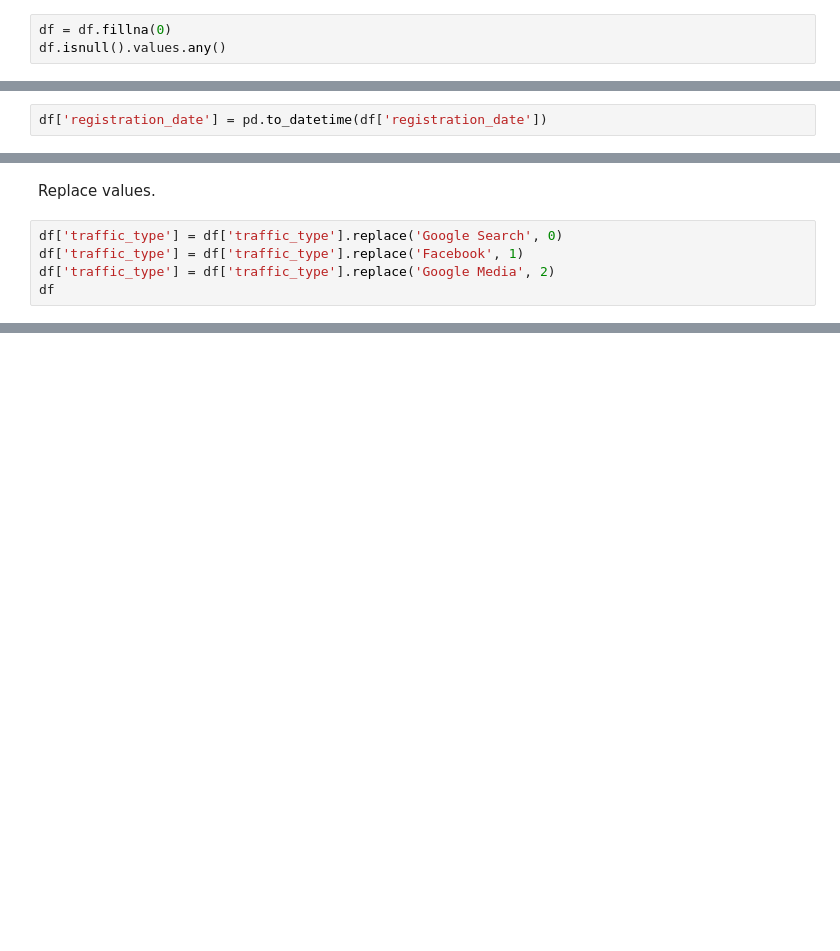
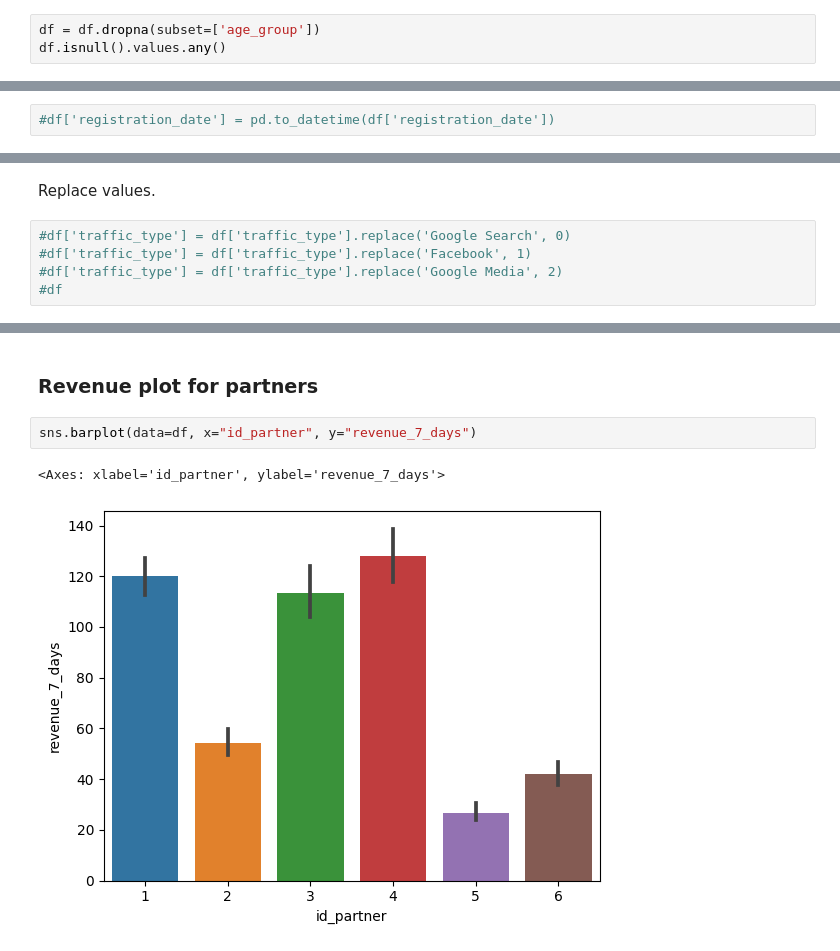
Before and after one commit to nastyabekesheva/Case, a Jupyter notebook: GenesisCase.ipynb, the cells around one changed output, grey strips where cells are left out. Saved outputs shown, nothing was run; the diff lists cells and outputs as text; blank space fills up the shorter version.

```diff
--- a/GenesisCase.ipynb
+++ b/GenesisCase.ipynb
@@ -82,5 +87,5 @@ Since age_group is basicly a numeric type (not exactly, but its a range of numer
 # %%
-df = df.fillna(0)
+df = df.dropna(subset=['age_group'])
 df.isnull().values.any()
 # %% [output]
 False
@@ -89,7 +116,7 @@ False
 # %% [markdown]
 ### Dates
 # %%
-df['registration_date'] = pd.to_datetime(df['registration_date'])
+#df['registration_date'] = pd.to_datetime(df['registration_date'])
 # %% [markdown]
 ### traffic_type transformation
 Since we know that there are only 3 values for this column we can safely change its value to some numeric key.
@@ -101,7 +128,7 @@ array(['Google Search', 'Facebook', 'Google Media'], dtype=object)
 # %% [markdown]
 Replace values.
 # %%
-df['traffic_type'] = df['traffic_type'].replace('Google Search', 0)
-df['traffic_type'] = df['traffic_type'].replace('Facebook', 1)
-df['traffic_type'] = df['traffic_type'].replace('Google Media', 2)
-df
+#df['traffic_type'] = df['traffic_type'].replace('Google Search', 0)
+#df['traffic_type'] = df['traffic_type'].replace('Facebook', 1)
+#df['traffic_type'] = df['traffic_type'].replace('Google Media', 2)
+#df
@@ -123,0 +161,7 @@ df
+# %% [markdown]
+### Revenue plot for partners
+# %%
+sns.barplot(data=df, x="id_partner", y="revenue_7_days")
+# %% [output]
+<Axes: xlabel='id_partner', ylabel='revenue_7_days'>
+[figure, added]
```
Also changed, not shown: parts of 30 cells of this notebook.
